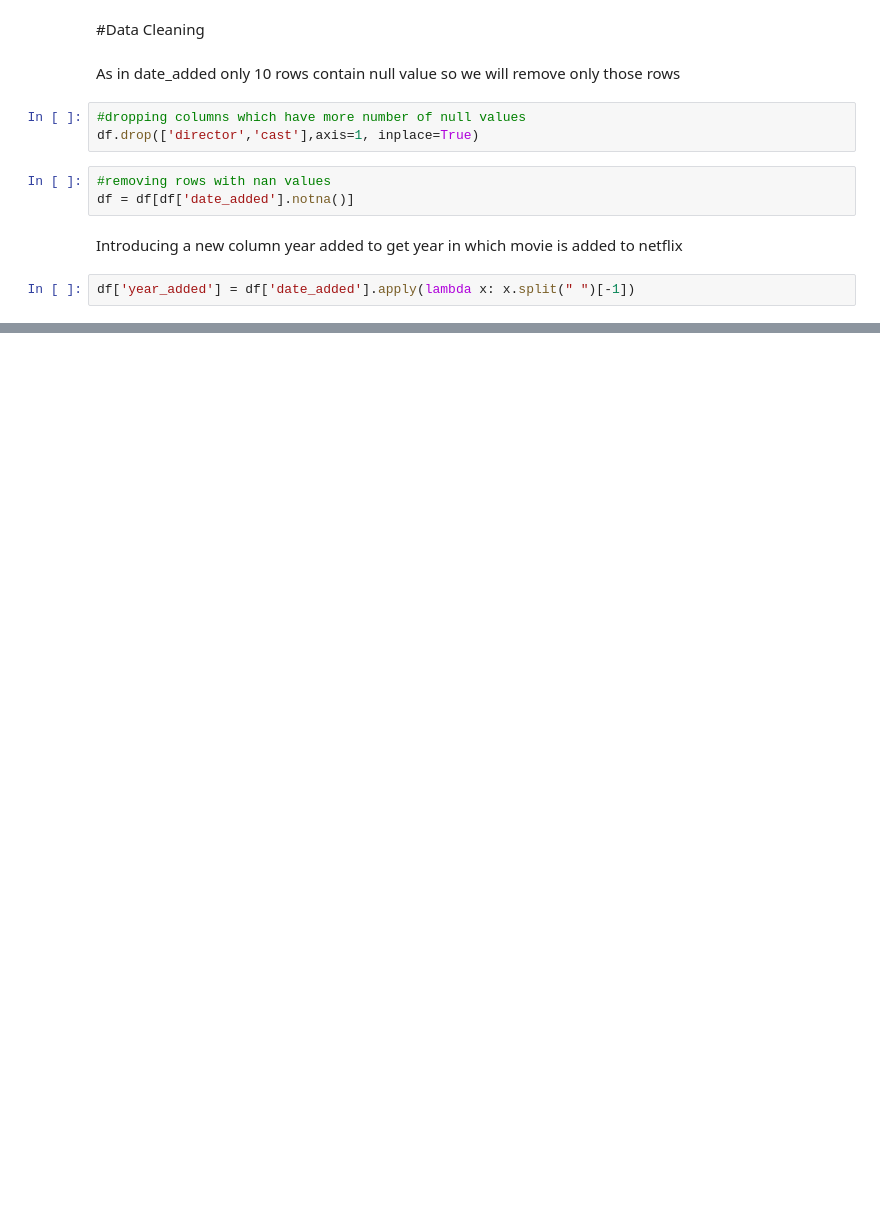
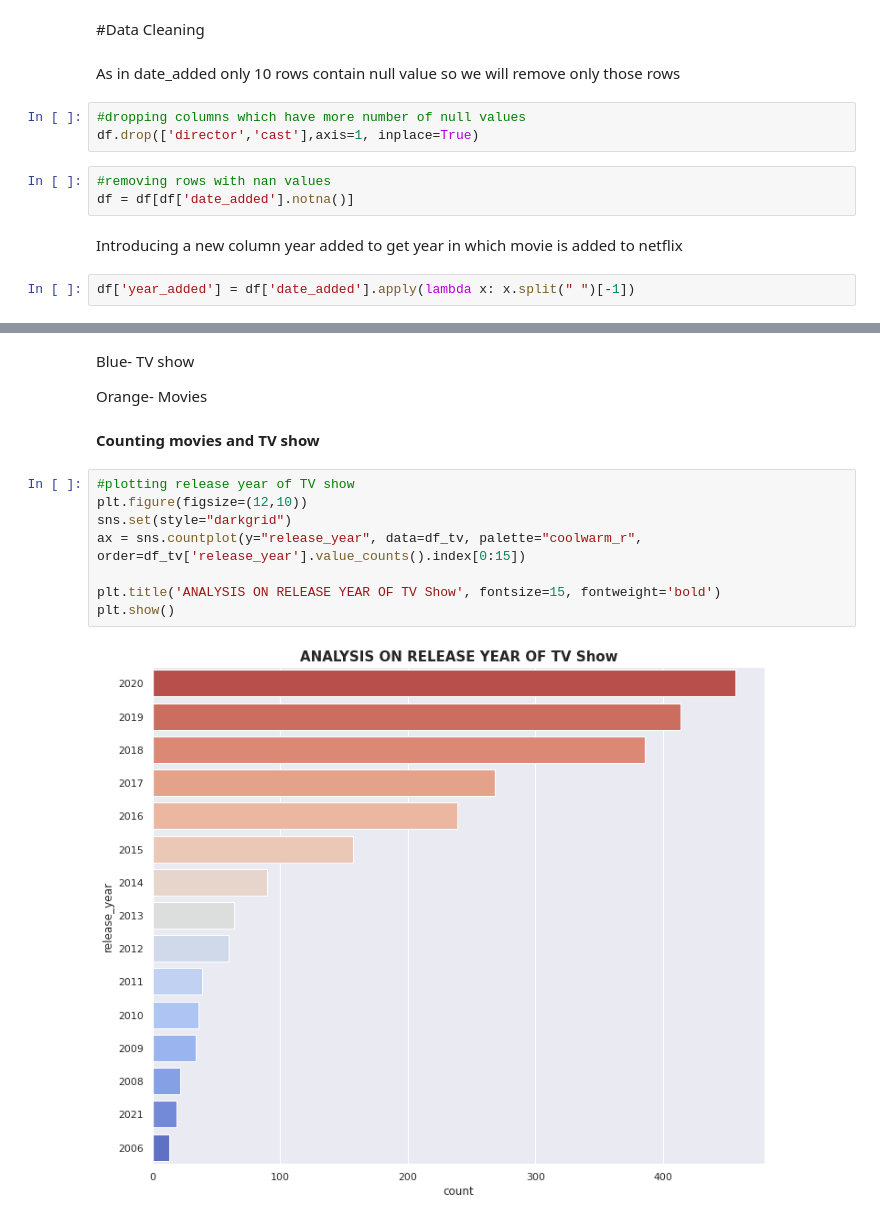
Before and after one commit to shakib68/Netflix-capstone4, a Jupyter notebook: Copy_of_NETFLIX_MOVIES_AND_TV_SHOWS_CLUSTERING.ipynb, the cells around one changed output, grey strips where cells are left out. Drawn from its saved outputs; the diff is of its cells as text; blank space fills up the shorter version.

```diff
--- a/Copy_of_NETFLIX_MOVIES_AND_TV_SHOWS_CLUSTERING.ipynb
+++ b/Copy_of_NETFLIX_MOVIES_AND_TV_SHOWS_CLUSTERING.ipynb
@@ -189,0 +254,16 @@ df['year_added'] = df['date_added'].apply(lambda x: x.split(" ")[-1])
+# %% [markdown]
+Blue- TV show
+
+Orange- Movies
+# %% [markdown]
+**Counting movies and TV show**
+# %%
+#plotting release year of TV show
+plt.figure(figsize=(12,10))
+sns.set(style="darkgrid")
+ax = sns.countplot(y="release_year", data=df_tv, palette="coolwarm_r", order=df_tv['release_year'].value_counts().index[0:15])
+
+plt.title('ANALYSIS ON RELEASE YEAR OF TV Show', fontsize=15, fontweight='bold')
+plt.show()
+# %% [output]
+[figure, added]
```
Also changed, not shown: parts of 12 cells of this notebook.
